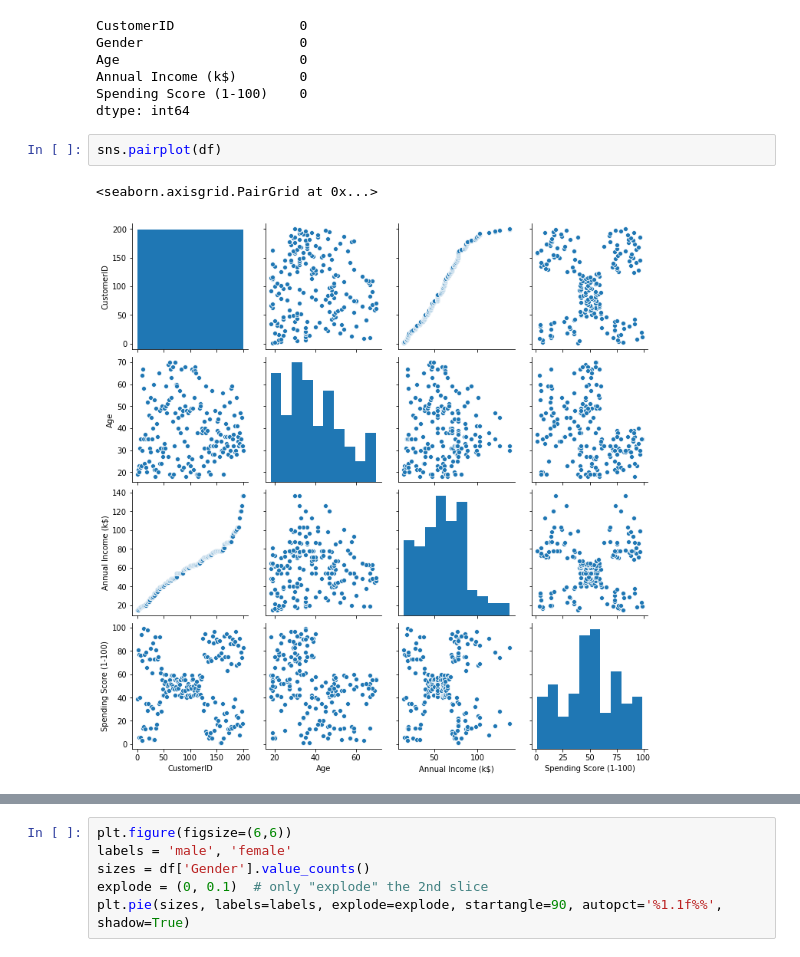
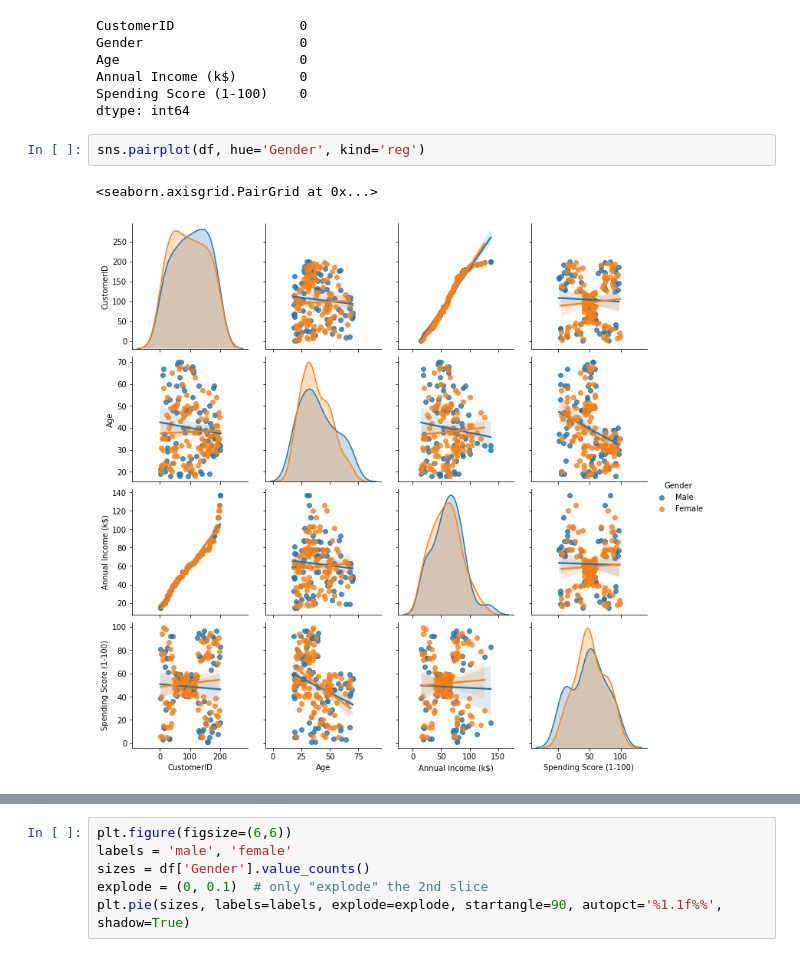
Before and after one commit to achatzia/Machine_Learning, a Jupyter notebook: ML_Customer_Segmentation.ipynb, the cells around one changed output, grey strips where cells are left out. Cells and saved outputs as stored; diff of their text form.

```diff
--- a/ML_Customer_Segmentation.ipynb
+++ b/ML_Customer_Segmentation.ipynb
@@ -60,10 +60,10 @@ Annual Income (k$)        0
 Spending Score (1-100)    0
 dtype: int64
 # %%
-sns.pairplot(df)
+sns.pairplot(df, hue='Gender', kind='reg')
 # %% [output]
 <seaborn.axisgrid.PairGrid at 0x...>
-[figure, old version]
+[figure, new version]
 # %%
 sns.distplot(df['Age'], rug=True)
 # %% [output]
```
Also changed, not shown: parts of 34 cells of this notebook.
